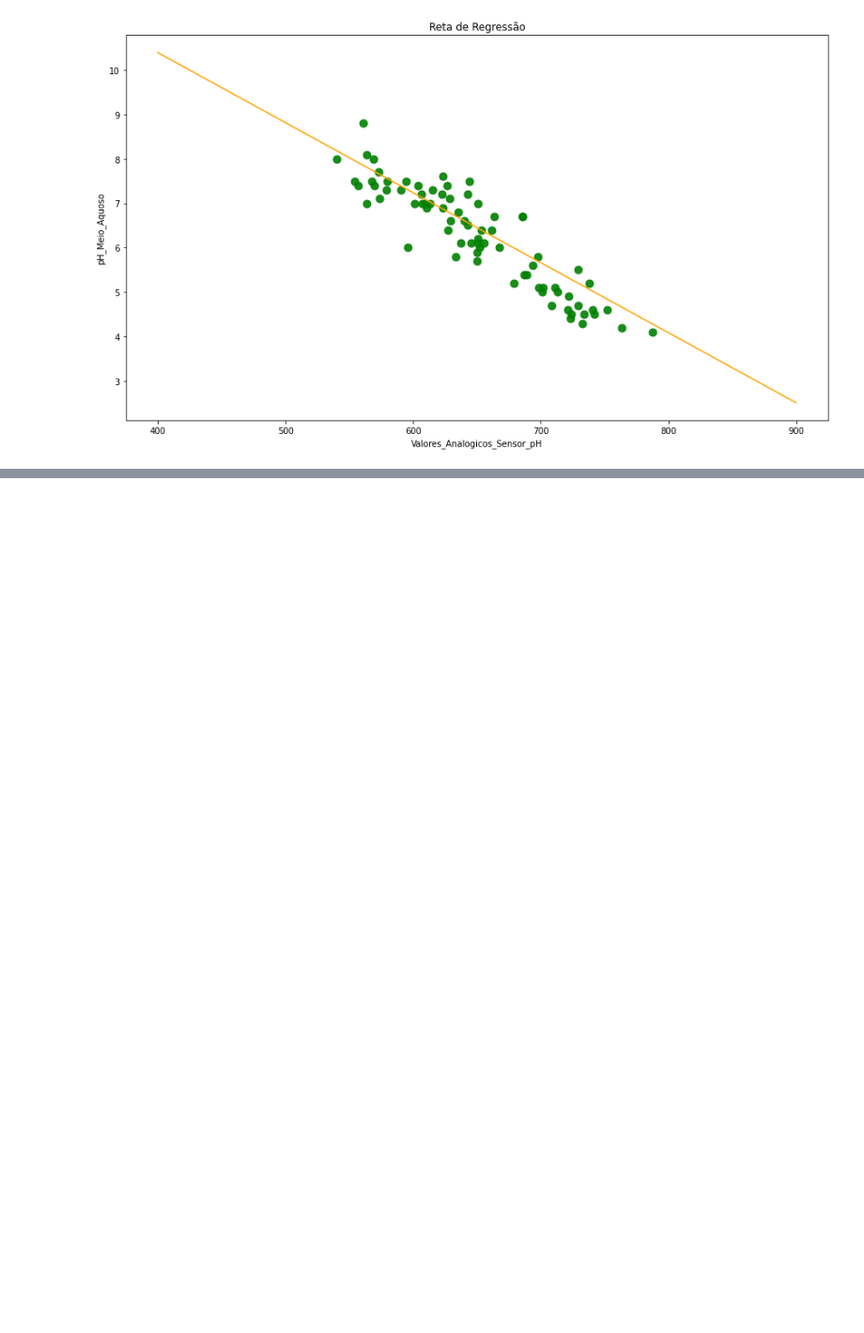
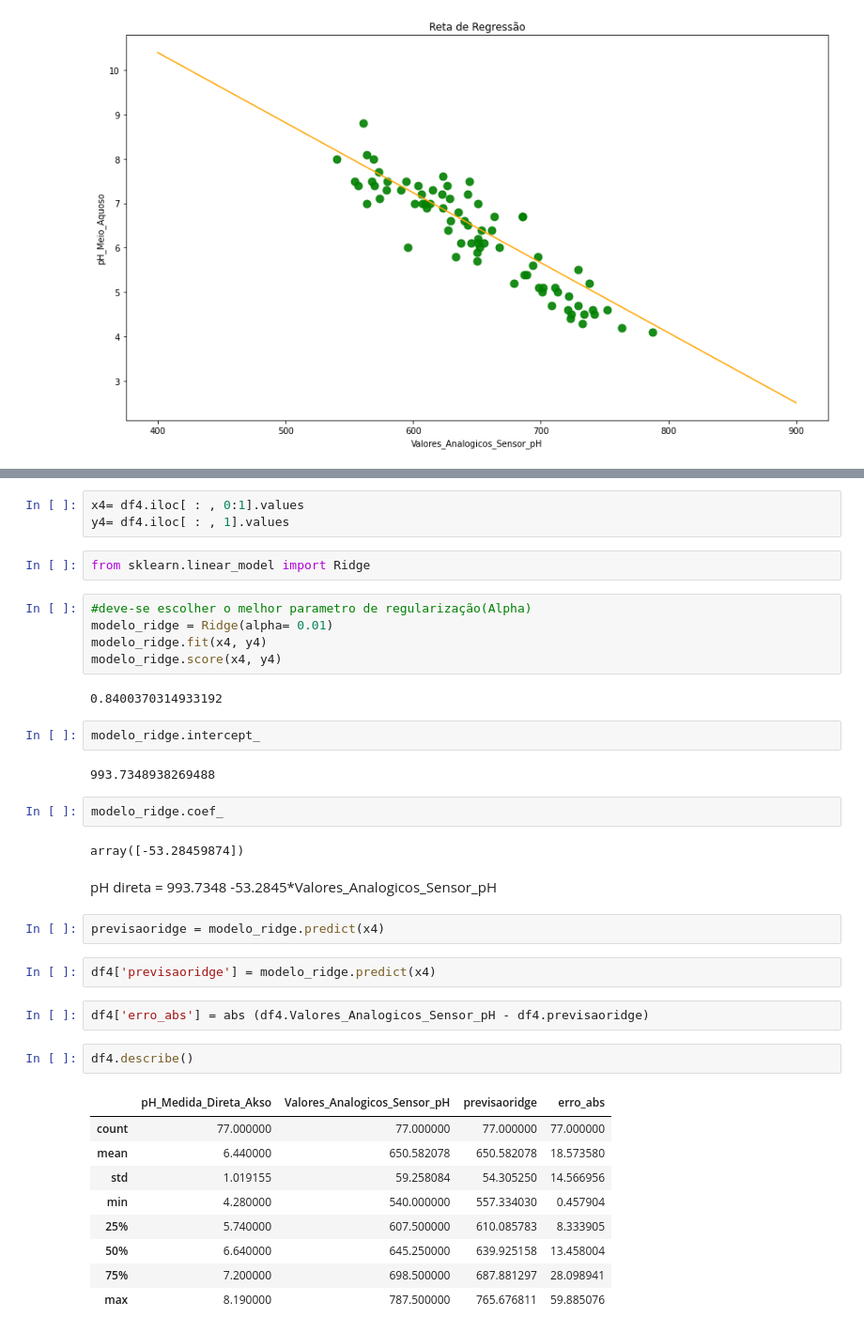
Before and after one commit to SauloHenriqueAguiar/AnalisedosDadosPH, a Jupyter notebook: AnalisedosDadosSensorPH.ipynb, the cells around one changed output, grey strips where cells are left out. Shown at 94% size. Drawn from its saved outputs; the diff is of its cells as text; blank space fills up the shorter version.

```diff
--- a/AnalisedosDadosSensorPH.ipynb
+++ b/AnalisedosDadosSensorPH.ipynb
@@ -1103,0 +1118,40 @@ plt.show()
+# %%
+x4= df4.iloc[ : , 0:1].values
+y4= df4.iloc[ : , 1].values
+# %%
+from sklearn.linear_model import Ridge
+# %%
+#deve-se escolher o melhor parametro de regularização(Alpha)
+modelo_ridge = Ridge(alpha= 0.01)
+modelo_ridge.fit(x4, y4)
+modelo_ridge.score(x4, y4)
+# %% [output]
+0.8400370314933192
+# %%
+modelo_ridge.intercept_
+# %% [output]
+993.7348938269488
+# %%
+modelo_ridge.coef_
+# %% [output]
+array([-53.28459874])
+# %% [markdown]
+pH direta = 993.7348 -53.2845*Valores_Analogicos_Sensor_pH
+# %%
+previsaoridge = modelo_ridge.predict(x4)
+# %%
+df4['previsaoridge'] = modelo_ridge.predict(x4)
+# %%
+df4['erro_abs'] = abs (df4.Valores_Analogicos_Sensor_pH - df4.previsaoridge)
+# %%
+df4.describe()
+# %% [output]
+|  | pH_Medida_Direta_Akso | Valores_Analogicos_Sensor_pH | previsaoridge | erro_abs |
+| count | 77.000000 | 77.000000 | 77.000000 | 77.000000 |
+| mean | 6.440000 | 650.582078 | 650.582078 | 18.573580 |
+| std | 1.019155 | 59.258084 | 54.305250 | 14.566956 |
+| min | 4.280000 | 540.000000 | 557.334030 | 0.457904 |
+| 25% | 5.740000 | 607.500000 | 610.085783 | 8.333905 |
+| 50% | 6.640000 | 645.250000 | 639.925158 | 13.458004 |
+| 75% | 7.200000 | 698.500000 | 687.881297 | 28.098941 |
+| max | 8.190000 | 787.500000 | 765.676811 | 59.885076 |
```
Also changed, not shown: parts of 37 cells of this notebook.
